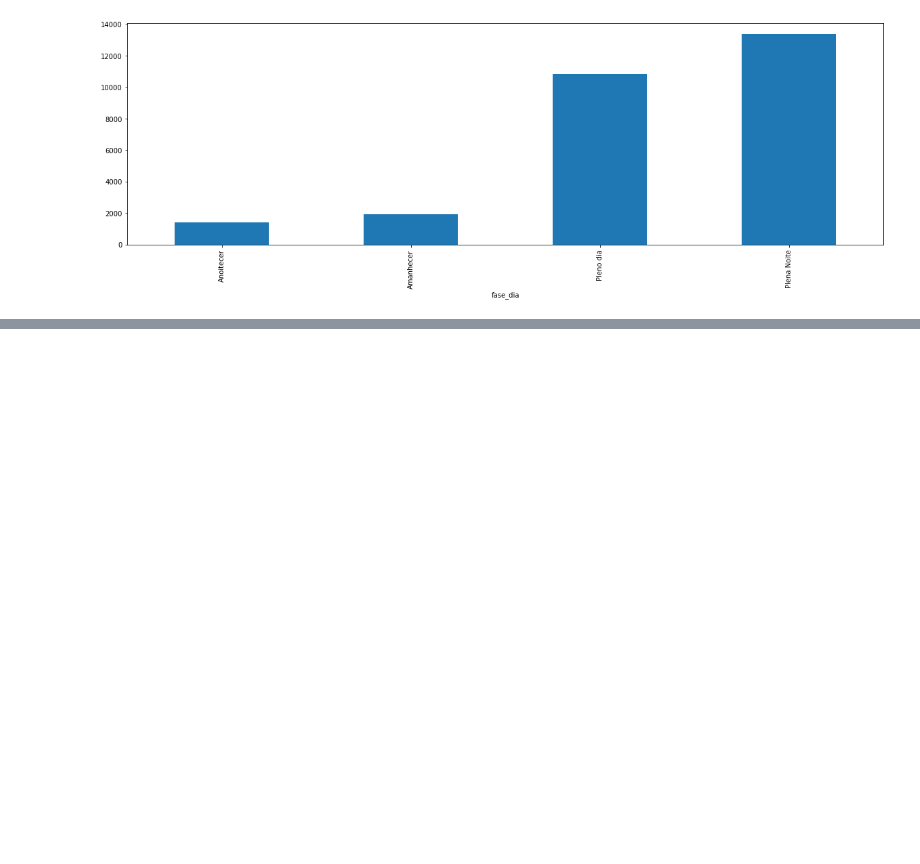
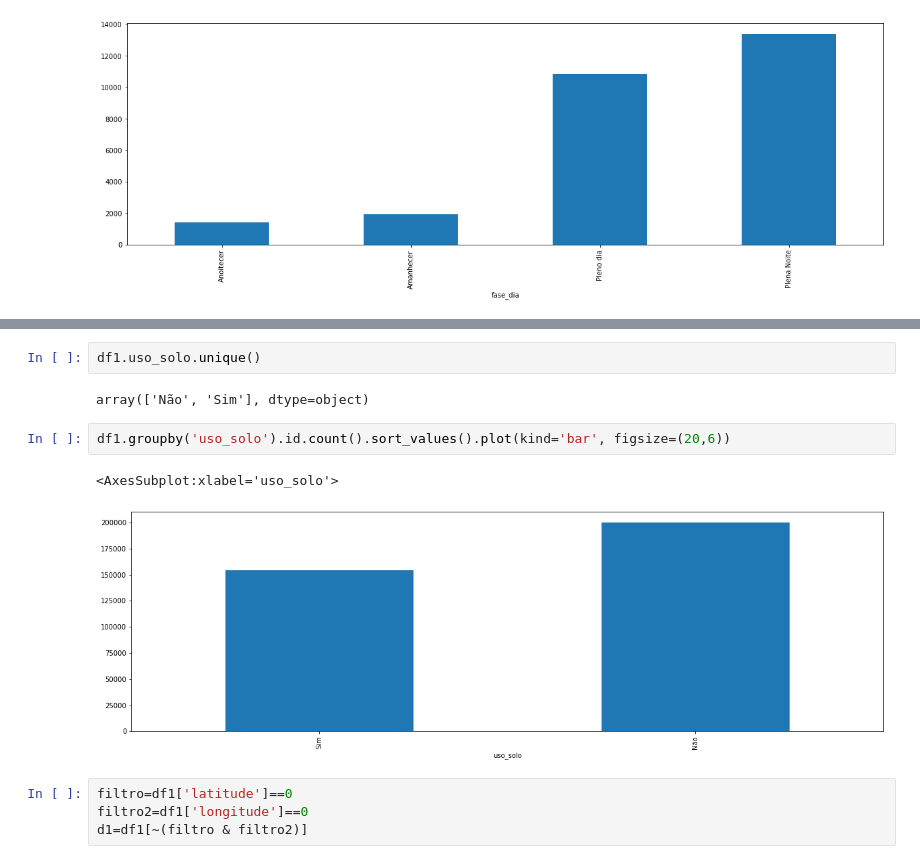
Before and after one commit to evelinemg/projetofinal, a Jupyter notebook: PandasTransformacao.ipynb, the cells around one changed output, grey strips where cells are left out. Drawn from its saved outputs; the diff is of its cells as text; blank space fills up the shorter version.

Commit message:
deleta longitude e latirude iguais a 0

```diff
--- a/PandasTransformacao.ipynb
+++ b/PandasTransformacao.ipynb
@@ -337,0 +396,13 @@ df1.groupby('fase_dia').mortos.sum().sort_values().plot(kind='bar', figsize=(20,
+# %%
+df1.uso_solo.unique()
+# %% [output]
+array(['Não', 'Sim'], dtype=object)
+# %%
+df1.groupby('uso_solo').id.count().sort_values().plot(kind='bar', figsize=(20,6))
+# %% [output]
+<AxesSubplot:xlabel='uso_solo'>
+[figure, added]
+# %%
+filtro=df1['latitude']==0
+filtro2=df1['longitude']==0
+d1=df1[~(filtro & filtro2)]
```
Also changed, not shown: parts of 9 cells of this notebook.
